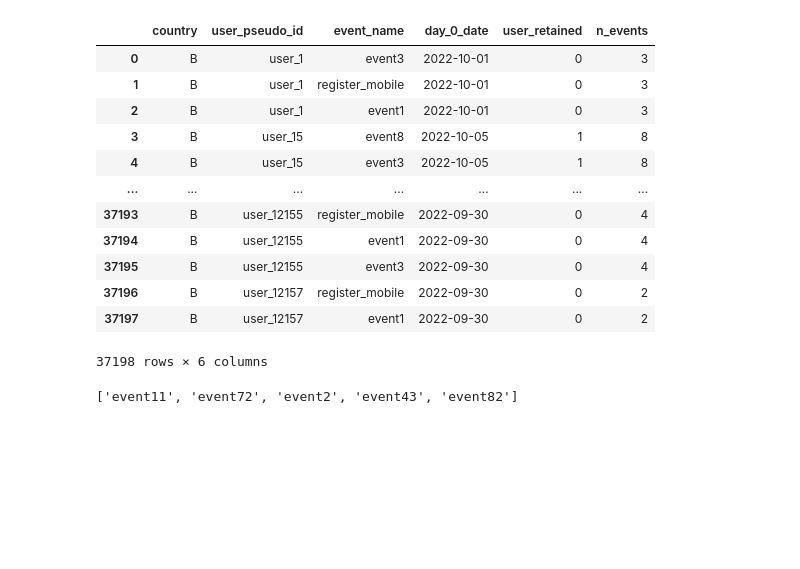
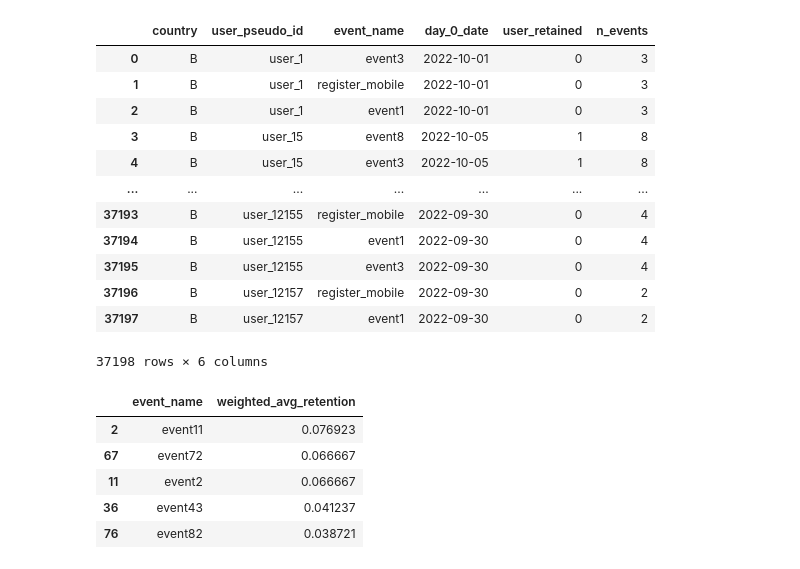
Before and after one commit to ehpower/FrogApp, a Jupyter notebook: Frog_App.ipynb, the cells around one changed output. Cells and saved outputs as stored; diff of their text form; code cells hidden in the pictures; blank space fills up the shorter version.

```diff
--- a/Frog_App.ipynb
+++ b/Frog_App.ipynb
@@ -746,15 +784,20 @@ df_final_event_weighted
 | 37197 | B | user_12157 | event1 | 2022-09-30 | 0 | 2 |
 37198 rows × 6 columns
 # %%
+#Here we take into consideration the number of events and wether the user was retained or not.
 df_final_event_weighted['weighted_retention'] = df_final_event_weighted['user_retained'] / df_final_event_weighted['n_events']
 
 # Group by 'event_name' and calculate the weighted average retention
 weighted_avg_retention = df_final_event_weighted.groupby('event_name').apply(
     lambda x: (x['weighted_retention'] * x['n_events']).sum() / x['n_events'].sum()
 ).reset_index(name='weighted_avg_retention')
 top_5_weighted_events = weighted_avg_retention.sort_values(by='weighted_avg_retention', ascending=False).head(5)
 
-top_weighted_events = [i for i in top_5_weighted_events.event_name]
-top_weighted_events
+top_5_weighted_events
 # %% [output]
-['event11', 'event72', 'event2', 'event43', 'event82']
+|  | event_name | weighted_avg_retention |
+| 2 | event11 | 0.076923 |
+| 67 | event72 | 0.066667 |
+| 11 | event2 | 0.066667 |
+| 36 | event43 | 0.041237 |
+| 76 | event82 | 0.038721 |
```
Also changed, not shown: parts of 36 cells of this notebook.
